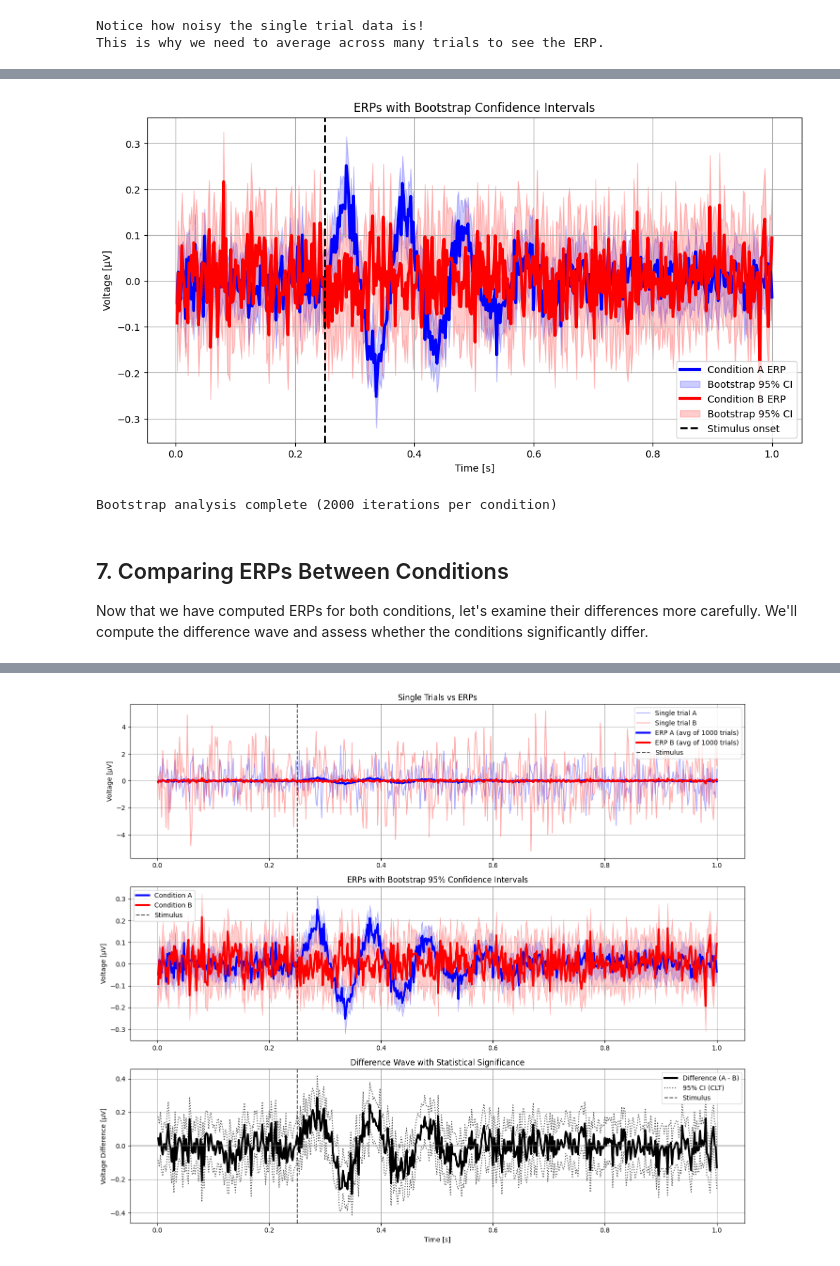
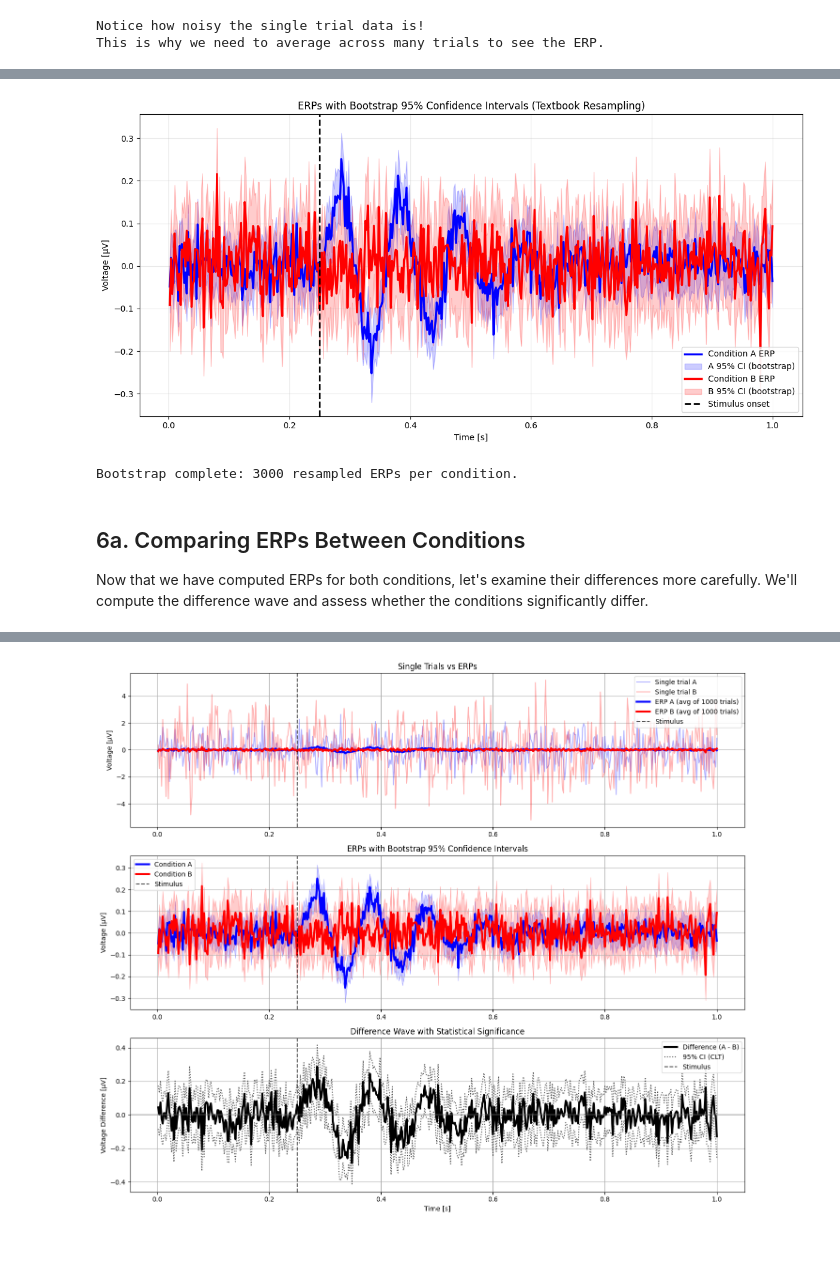
Before and after one commit to sebastianruizsebas/Python-Basics-4-Neuro-DataSci, a Jupyter notebook: part_2.ipynb, the cells around one changed output, grey strips where cells are left out. Drawn from its saved outputs; the diff is of its cells as text; code cells hidden in the pictures.

```diff
--- a/part_2.ipynb
+++ b/part_2.ipynb
@@ -444,62 +428,52 @@ While the Central Limit Theorem gives us a way to compute confidence intervals,
 
 Let's implement bootstrap confidence intervals for our ERPs:
 # %%
-# Bootstrap function to create resampled ERPs
-def bootstrap_ERP(EEG_data, size=None):
-    """Create a bootstrapped ERP by resampling trials with replacement."""
-    if size is None:
-        size = len(EEG_data)
 
-    # Resample indices with replacement
-    bootstrap_indices = np.random.choice(len(EEG_data), size=size, replace=True)
+import numpy as np
 
-    # Compute ERP from resampled trials
-    resampled_ERP = np.mean(EEG_data[bootstrap_indices], axis=0)
-    return resampled_ERP
+np.random.seed(123)  # Reproducibility
+n_bootstrap = 3000   # Number of resampled ERPs per condition
+n_resample = ntrials # Number of trials drawn each bootstrap (same as original)
 
-# Set random seed for reproducibility
-np.random.seed(123)
+# Preallocate: rows = bootstrap samples, columns = time points
+bootstrap_ERPs_A = np.empty((n_bootstrap, nsamples))
+bootstrap_ERPs_B = np.empty((n_bootstrap, nsamples))
 
-# Number of bootstrap iterations
-n_bootstrap = 2000
+print("Computing bootstrap confidence intervals (textbook method)...")
+for b in range(n_bootstrap):
+    # Draw trial indices with replacement for each condition
+    idxA = np.random.randint(0, ntrials, size=n_resample)
+    idxB = np.random.randint(0, ntrials, size=n_resample)
 
-# Create bootstrap distributions
-print("Computing bootstrap confidence intervals...")
-bootstrap_ERPs_A = np.zeros((n_bootstrap, nsamples))
-bootstrap_ERPs_B = np.zeros((n_bootstrap, nsamples))
+    # Average resampled trials to get one ERP per condition
+    bootstrap_ERPs_A[b] = EEGa[idxA].mean(axis=0)
+    bootstrap_ERPs_B[b] = EEGb[idxB].mean(axis=0)
 
-for i in range(n_bootstrap):
-    if i % 500 == 0:
-        print(f"Bootstrap iteration {i}/{n_bootstrap}")
+    if b % 500 == 0:
+        print(f"  Iteration {b}/{n_bootstrap}")
 
-    bootstrap_ERPs_A[i] = bootstrap_ERP(EEGa)
-    bootstrap_ERPs_B[i] = bootstrap_ERP(EEGb)
-
-# Compute 95% confidence intervals (2.5th and 97.5th percentiles)
+# Percentile-based 95% CIs
 ci_lower_A = np.percentile(bootstrap_ERPs_A, 2.5, axis=0)
 ci_upper_A = np.percentile(bootstrap_ERPs_A, 97.5, axis=0)
-
 ci_lower_B = np.percentile(bootstrap_ERPs_B, 2.5, axis=0)
 ci_upper_B = np.percentile(bootstrap_ERPs_B, 97.5, axis=0)
 
-# Plot bootstrap confidence intervals
+# Plot
 plt.figure(figsize=(12, 6))
+plt.plot(t, mnA, 'b', lw=2.5, label='Condition A ERP')
+plt.fill_between(t, ci_lower_A, ci_upper_A, color='blue', alpha=0.20, label='A 95% CI (bootstrap)')
 
-# Plot Condition A with bootstrap CI
-plt.plot(t, mnA, 'b-', linewidth=3, label='Condition A ERP')
-plt.fill_between(t, ci_lower_A, ci_upper_A, color='blue', alpha=0.2, label='Bootstrap 95% CI')
+plt.plot(t, mnB, 'r', lw=2.5, label='Condition B ERP')
+plt.fill_between(t, ci_lower_B, ci_upper_B, color='red', alpha=0.20, label='B 95% CI (bootstrap)')
 
-# Plot Condition B with bootstrap CI
-plt.plot(t, mnB, 'r-', linewidth=3, label='Condition B ERP')
-plt.fill_between(t, ci_lower_B, ci_upper_B, color='red', alpha=0.2, label='Bootstrap 95% CI')
-
-plt.axvline(x=0.25, color='black', linestyle='--', linewidth=2, label='Stimulus onset')
+plt.axvline(0.25, color='black', ls='--', lw=2, label='Stimulus onset')
 plt.xlabel('Time [s]')
 plt.ylabel('Voltage [µV]')
-plt.title('ERPs with Bootstrap Confidence Intervals')
+plt.title('ERPs with Bootstrap 95% Confidence Intervals')
 plt.legend()
-plt.grid(True)
+plt.grid(alpha=0.3)
+plt.tight_layout()
 plt.show()
 
-print(f"Bootstrap analysis complete ({n_bootstrap} iterations per condition)")
+print(f"Bootstrap complete: {n_bootstrap} resampled ERPs per condition.")
 # %% [output]
@@ -514,7 +487,7 @@ Bootstrap iteration 1500/2000
-[figure, old version]
+[figure, new version]
-Bootstrap analysis complete (2000 iterations per condition)
+Bootstrap complete: 3000 resampled ERPs per condition.
 # %% [markdown]
-## 7. Comparing ERPs Between Conditions
+## 6a. Comparing ERPs Between Conditions
 
 Now that we have computed ERPs for both conditions, let's examine their differences more carefully. We'll compute the difference wave and assess whether the conditions significantly differ.
 # %%
```
Also changed, not shown: parts of 22 cells of this notebook, 3 other files.
